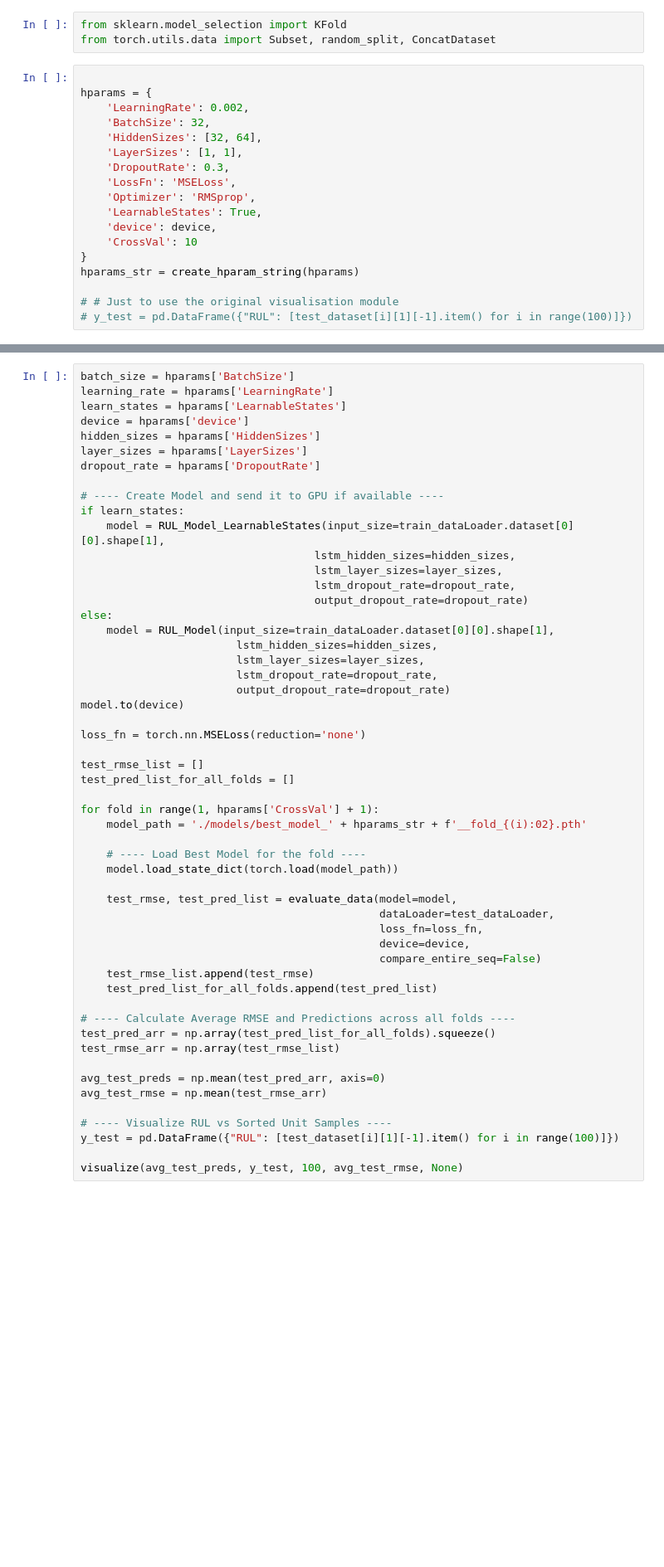
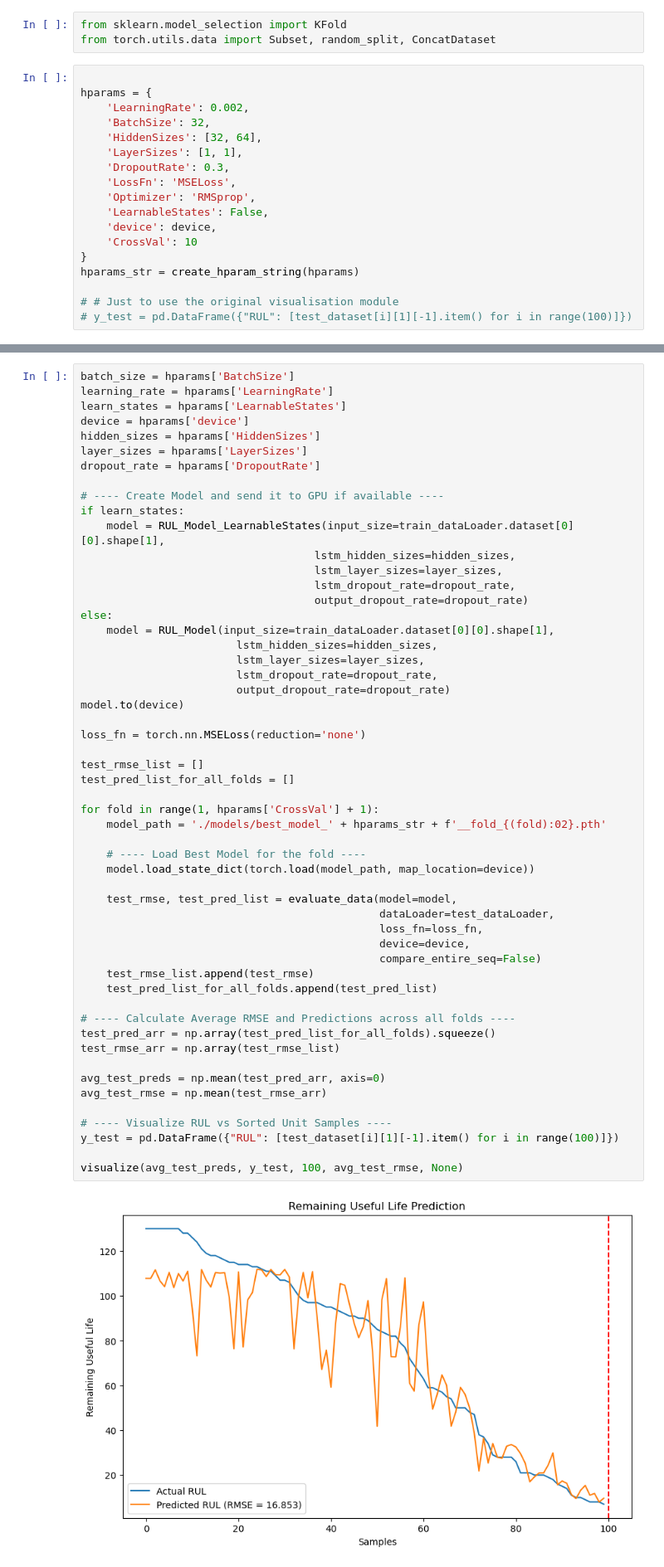
Before and after one commit to NRJ-7/PyTorch-LSTM-for-RUL-Prediction, a Jupyter notebook: nrj/test.ipynb, the cells around one changed output, grey strips where cells are left out. Shown at 83% size. Cells and saved outputs as stored; diff of their text form; blank space fills up the shorter version.

```diff
--- a/nrj/test.ipynb
+++ b/nrj/test.ipynb
@@ -279,7 +280,7 @@ hparams = {
     'DropoutRate': 0.3,
     'LossFn': 'MSELoss',
     'Optimizer': 'RMSprop',
-    'LearnableStates': True,
+    'LearnableStates': False,
     'device': device,
     'CrossVal': 10
 }
@@ -574,32 +590,34 @@ else:
 model.to(device)
 
 loss_fn = torch.nn.MSELoss(reduction='none')
 
 test_rmse_list = []
 test_pred_list_for_all_folds = []
 
 for fold in range(1, hparams['CrossVal'] + 1):
-    model_path = './models/best_model_' + hparams_str + f'__fold_{(i):02}.pth'
+    model_path = './models/best_model_' + hparams_str + f'__fold_{(fold):02}.pth'
 
     # ---- Load Best Model for the fold ----
-    model.load_state_dict(torch.load(model_path))
+    model.load_state_dict(torch.load(model_path, map_location=device))
 
     test_rmse, test_pred_list = evaluate_data(model=model,
                                               dataLoader=test_dataLoader,
                                               loss_fn=loss_fn,
                                               device=device,
                                               compare_entire_seq=False)
     test_rmse_list.append(test_rmse)
     test_pred_list_for_all_folds.append(test_pred_list)
 
 # ---- Calculate Average RMSE and Predictions across all folds ----
 test_pred_arr = np.array(test_pred_list_for_all_folds).squeeze()
 test_rmse_arr = np.array(test_rmse_list)
 
 avg_test_preds = np.mean(test_pred_arr, axis=0)
 avg_test_rmse = np.mean(test_rmse_arr)
 
 # ---- Visualize RUL vs Sorted Unit Samples ----
 y_test = pd.DataFrame({"RUL": [test_dataset[i][1][-1].item() for i in range(100)]})
 
 visualize(avg_test_preds, y_test, 100, avg_test_rmse, None)
+# %% [output]
+[figure, added]
```
Also changed, not shown: parts of 15 cells of this notebook, 23 other files.
